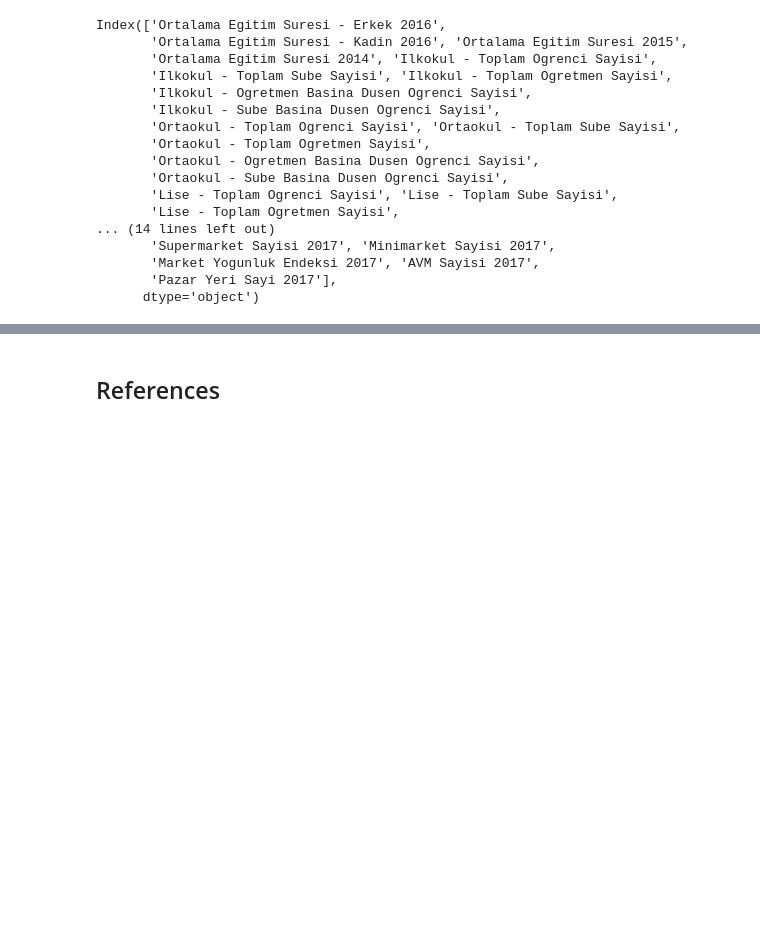
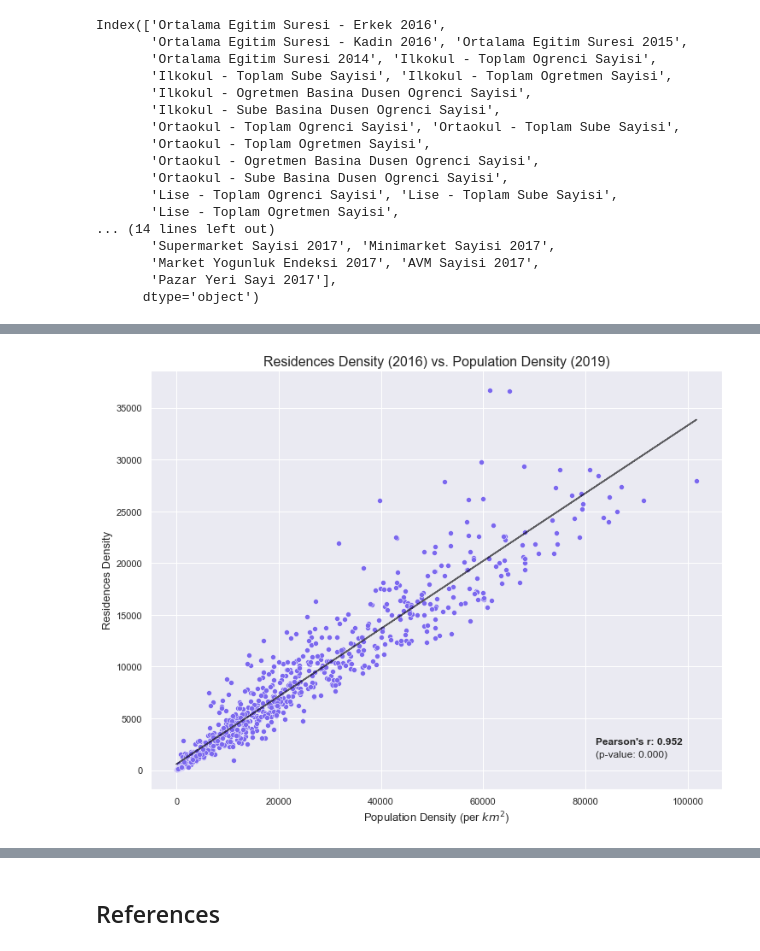
Before and after one commit to ercansen/istanbul, a Jupyter notebook: istanbul.ipynb, the cells around one changed output, grey strips where cells are left out. Saved outputs shown, nothing was run; the diff lists cells and outputs as text; code cells hidden in the pictures; blank space fills up the shorter version.

```diff
--- a/istanbul.ipynb
+++ b/istanbul.ipynb
@@ -1284,3 +1632,11 @@ socio_filtered['population density per km2'] = socio_filtered['2019 Toplam Nufus
 # %%
-# As number of features feature and total population are highly correlated, a new feature that reduces multicollinearity is engineered
-socio_filtered['Residences per Population'] = socio_filtered['Toplam Konut Sayisi 2016'] / socio_filtered['2019 Toplam Nufus']
+# 'Total Number of Residences' feature and 'Total Population' are highly correlated
+# Hence, a new feature that reduces multicollinearity is engineered
+socio_filtered['Residential/Work'] = socio_filtered['Toplam Konut Sayisi 2016'] /\
+                                     socio_filtered['Ozel Isyeri Sayisi 2016']
+# %%
+linear_relationship(socio_filtered, 'population density per km2', 'Residences Density',
+                    'Residences Density (2016) vs. Population Density (2019)',
+                    'Population Density (per km)', 'Residences Density (2016)', 82000, 2500)
+# %% [output]
+[figure, added]
```
Also changed, not shown: parts of 166 cells of this notebook, 1 other file.
